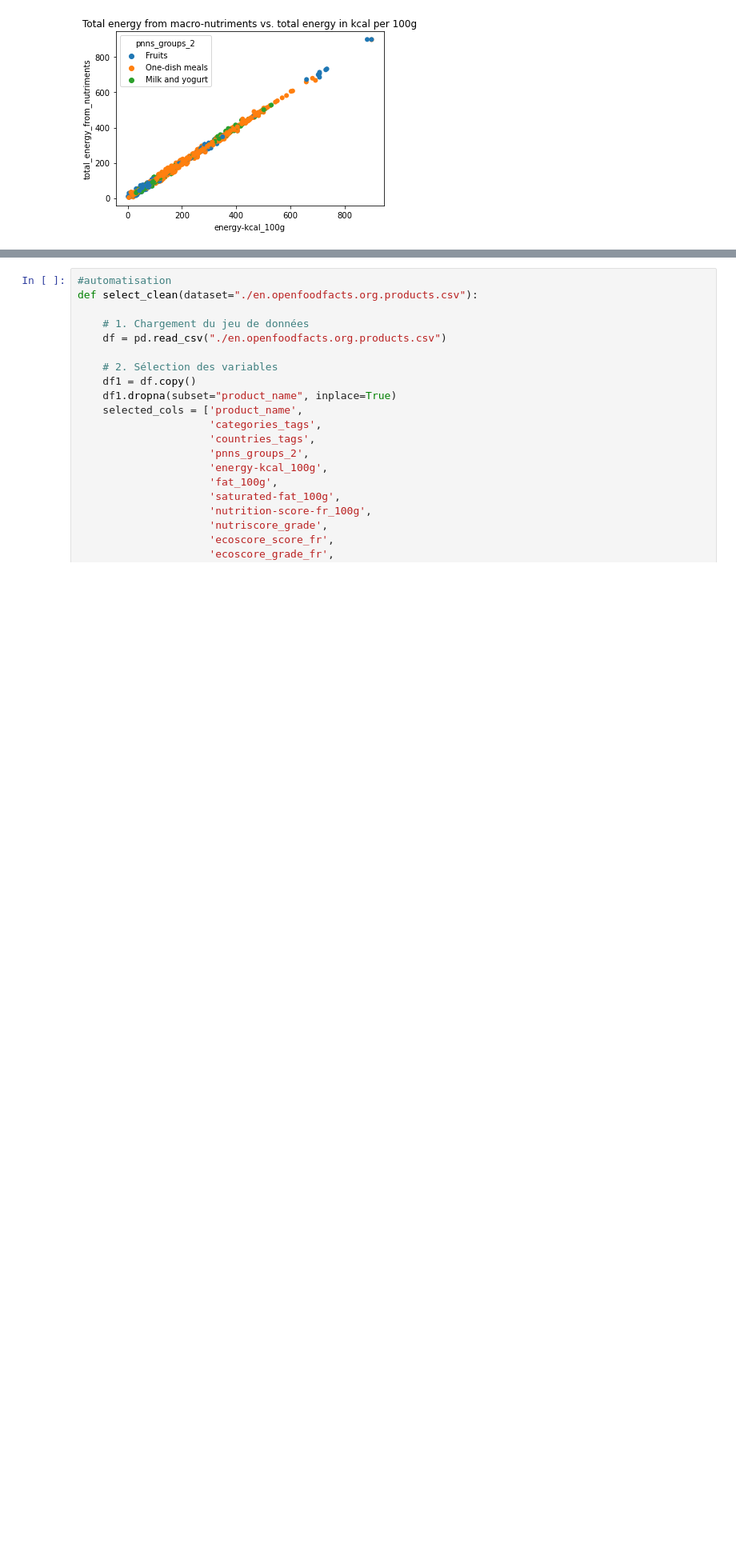
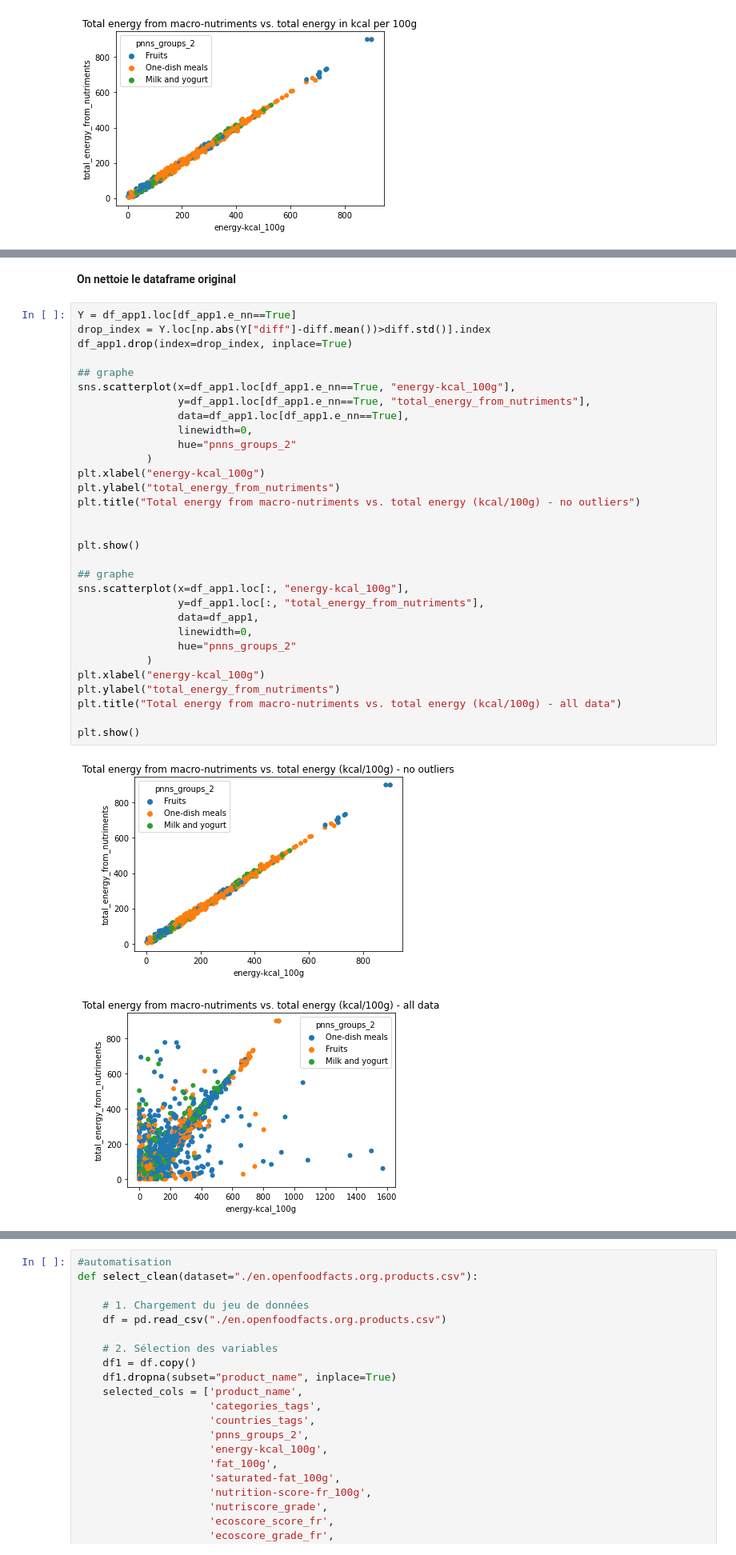
Before and after one commit to OlivierLegrand/P7, a Jupyter notebook: P3/PSanté_notebooknettoyage.ipynb, the cells around one changed output, grey strips where cells are left out. Shown at 80% size. Cells and saved outputs as stored; diff of their text form; blank space fills up the shorter version.

```diff
--- a/P3/PSanté_notebooknettoyage.ipynb
+++ b/P3/PSanté_notebooknettoyage.ipynb
@@ -2030,0 +2065,36 @@ plt.show()
+# %% [markdown]
+**On nettoie le dataframe original**
+# %%
+Y = df_app1.loc[df_app1.e_nn==True]
+drop_index = Y.loc[np.abs(Y["diff"]-diff.mean())>diff.std()].index
+df_app1.drop(index=drop_index, inplace=True)
+
+## graphe
+sns.scatterplot(x=df_app1.loc[df_app1.e_nn==True, "energy-kcal_100g"],
+                y=df_app1.loc[df_app1.e_nn==True, "total_energy_from_nutriments"],
+                data=df_app1.loc[df_app1.e_nn==True],
+                linewidth=0,
+                hue="pnns_groups_2"
+           )
+plt.xlabel("energy-kcal_100g")
+plt.ylabel("total_energy_from_nutriments")
+plt.title("Total energy from macro-nutriments vs. total energy (kcal/100g) - no outliers")
+
+
+plt.show()
+
+## graphe
+sns.scatterplot(x=df_app1.loc[:, "energy-kcal_100g"],
+                y=df_app1.loc[:, "total_energy_from_nutriments"],
+                data=df_app1,
+                linewidth=0,
+                hue="pnns_groups_2"
+           )
+plt.xlabel("energy-kcal_100g")
+plt.ylabel("total_energy_from_nutriments")
+plt.title("Total energy from macro-nutriments vs. total energy (kcal/100g) - all data")
+
+plt.show()
+# %% [output]
+[figure, added]
+[figure, added]
```
Also changed, not shown: parts of 52 cells of this notebook, 2 other files.
